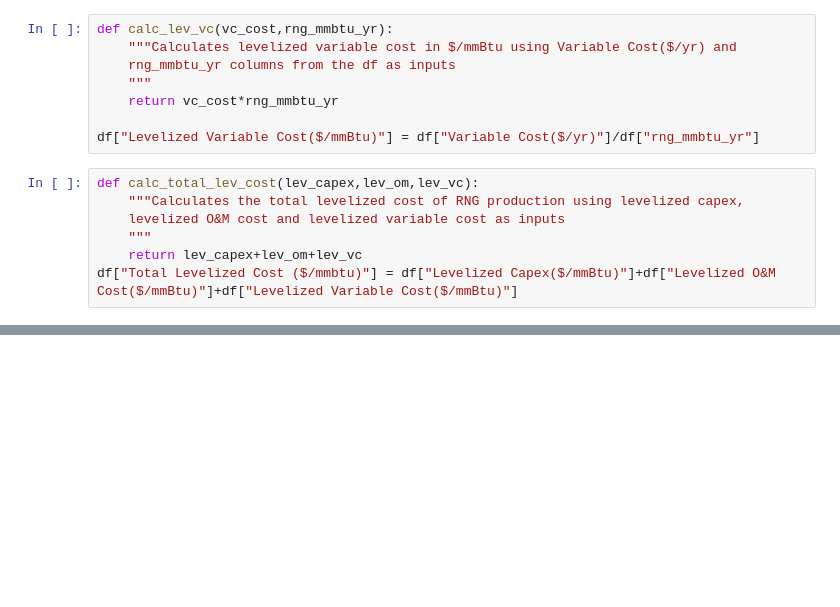
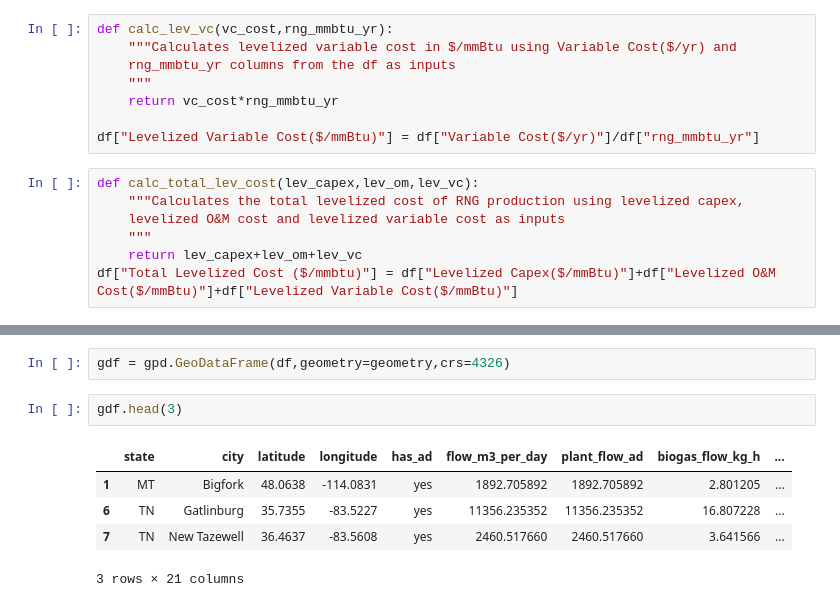
Before and after one commit to JJE-10/biogas-upgrading-project, a Jupyter notebook: sorting_ad_cwns.ipynb, the cells around one changed output, grey strips where cells are left out. Saved outputs shown, nothing was run; the diff lists cells and outputs as text; blank space fills up the shorter version.

```diff
--- a/sorting_ad_cwns.ipynb
+++ b/sorting_ad_cwns.ipynb
@@ -167,0 +169,10 @@ fig.show()
+# %%
+gdf = gpd.GeoDataFrame(df,geometry=geometry,crs=4326)
+# %%
+gdf.head(3)
+# %% [output]
+|  | state | city | latitude | longitude | has_ad | flow_m3_per_day | plant_flow_ad | biogas_flow_kg_h | ... |
+| 1 | MT | Bigfork | 48.0638 | -114.0831 | yes | 1892.705892 | 1892.705892 | 2.801205 | ... |
+| 6 | TN | Gatlinburg | 35.7355 | -83.5227 | yes | 11356.235352 | 11356.235352 | 16.807228 | ... |
+| 7 | TN | New Tazewell | 36.4637 | -83.5608 | yes | 2460.517660 | 2460.517660 | 3.641566 | ... |
+3 rows × 21 columns
```
Also changed, not shown: parts of 7 cells of this notebook.
